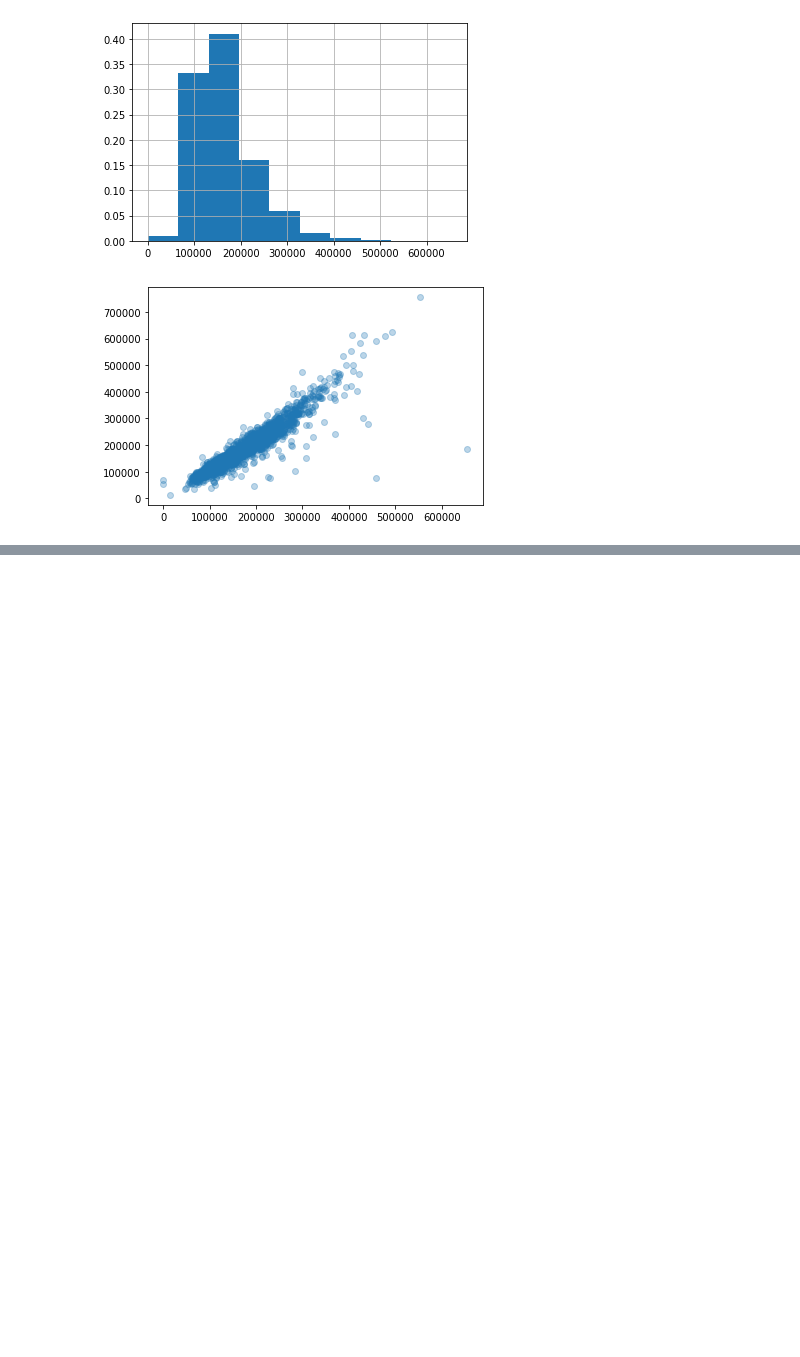
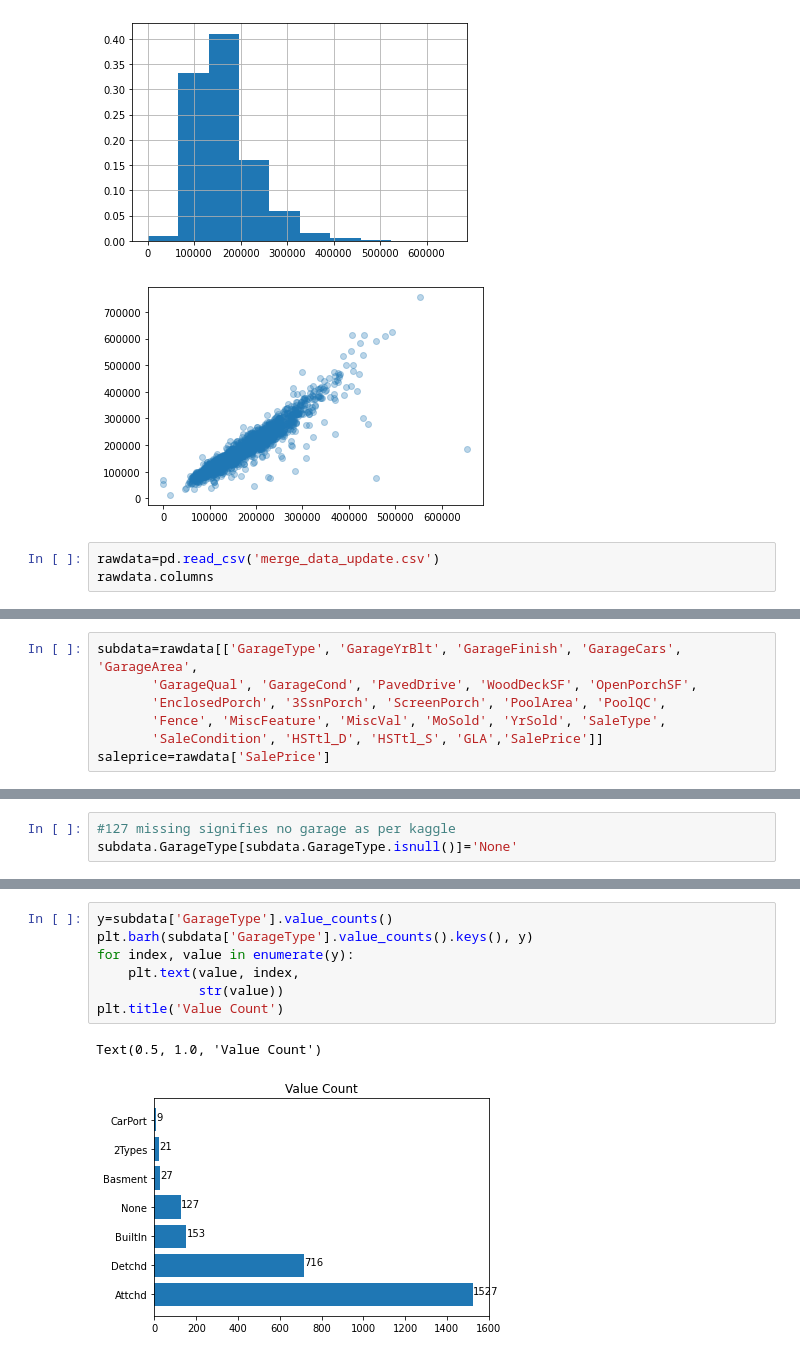
Before and after one commit to PolarSprings/Iowa_advanced_regression, a Jupyter notebook: Column Visualization.ipynb, the cells around one changed output, grey strips where cells are left out. Cells and saved outputs as stored; diff of their text form; blank space fills up the shorter version.

```diff
--- a/Column Visualization.ipynb
+++ b/Column Visualization.ipynb
@@ -924,3 +924,6 @@ Number of Null Values:  21
 Name: OthAc_S, Length: 1412, dtype: int64
 [figure]
 [figure]
+# %%
+rawdata=pd.read_csv('merge_data_update.csv')
+rawdata.columns
@@ -926,0 +951,7 @@ Name: OthAc_S, Length: 1412, dtype: int64
+# %%
+subdata=rawdata[['GarageType', 'GarageYrBlt', 'GarageFinish', 'GarageCars', 'GarageArea',
+       'GarageQual', 'GarageCond', 'PavedDrive', 'WoodDeckSF', 'OpenPorchSF',
+       'EnclosedPorch', '3SsnPorch', 'ScreenPorch', 'PoolArea', 'PoolQC',
+       'Fence', 'MiscFeature', 'MiscVal', 'MoSold', 'YrSold', 'SaleType',
+       'SaleCondition', 'HSTtl_D', 'HSTtl_S', 'GLA','SalePrice']]
+saleprice=rawdata['SalePrice']
@@ -926,0 +963,3 @@ Name: OthAc_S, Length: 1412, dtype: int64
+# %%
+#127 missing signifies no garage as per kaggle
+subdata.GarageType[subdata.GarageType.isnull()]='None'
@@ -926,0 +975,10 @@ Name: OthAc_S, Length: 1412, dtype: int64
+# %%
+y=subdata['GarageType'].value_counts()
+plt.barh(subdata['GarageType'].value_counts().keys(), y)
+for index, value in enumerate(y):
+    plt.text(value, index,
+             str(value))
+plt.title('Value Count')
+# %% [output]
+Text(0.5, 1.0, 'Value Count')
+[figure, added]
```
Also changed, not shown: parts of 155 cells of this notebook.
